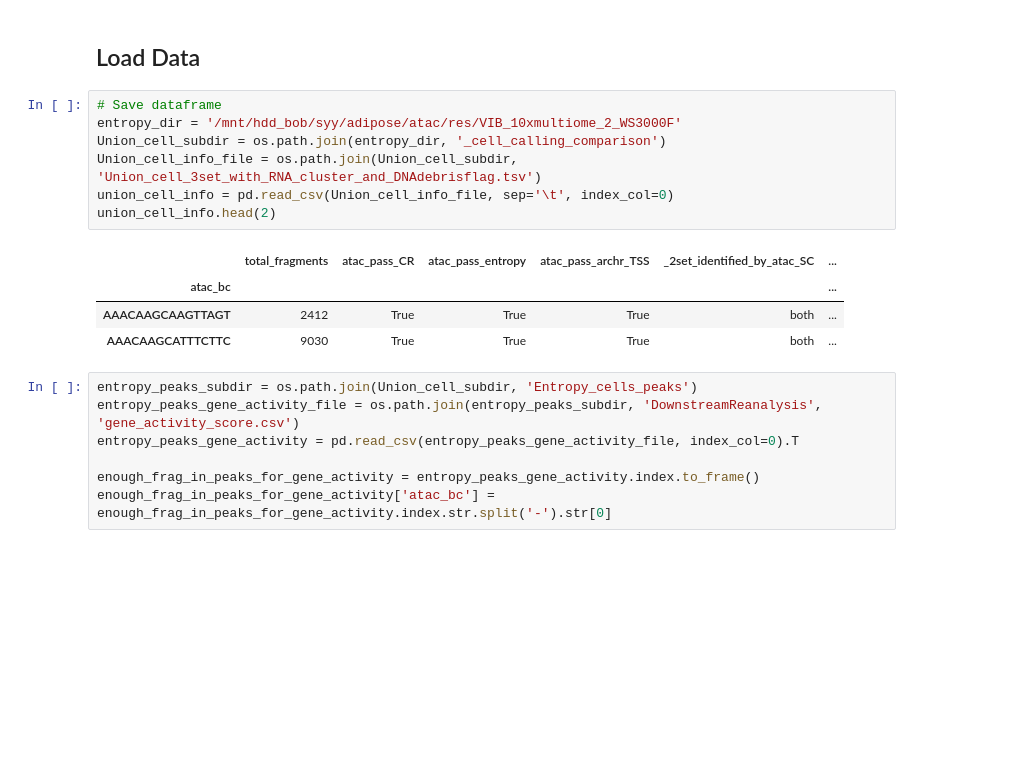
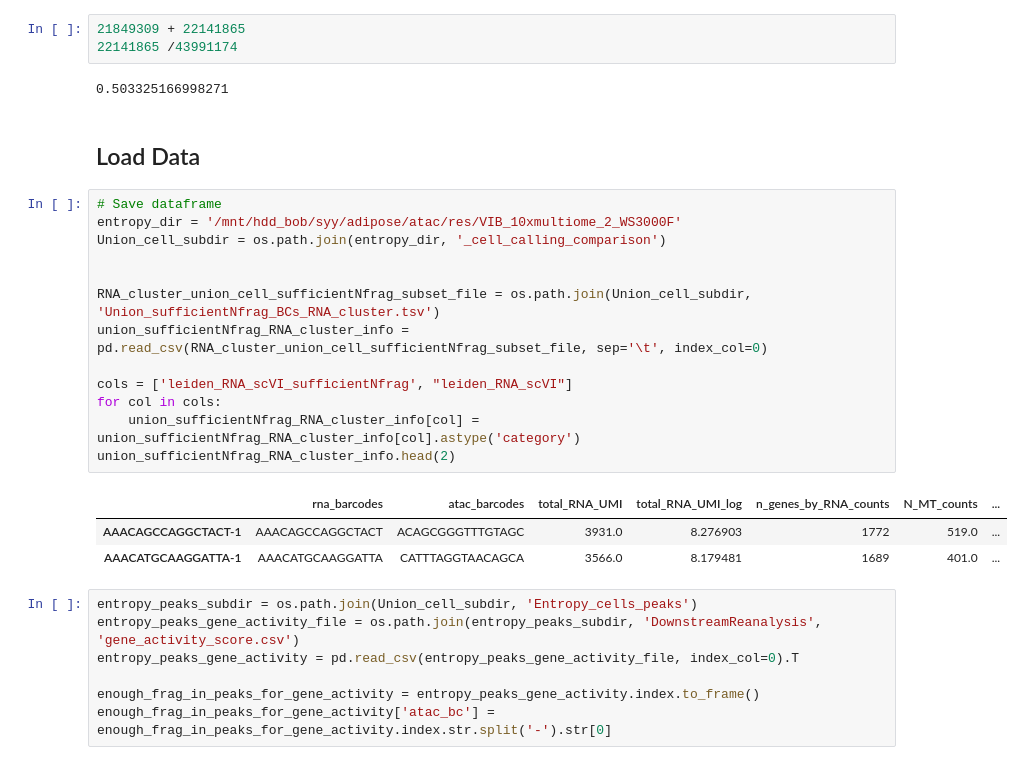
Before and after one commit to streetslab/SADE, a Jupyter notebook: EDA/3set_enoughinfo_sub_p2_DARs.ipynb, the cells around one changed output. Drawn from its saved outputs; the diff is of its cells as text; blank space fills up the shorter version.

```diff
--- a/EDA/3set_enoughinfo_sub_p2_DARs.ipynb
+++ b/EDA/3set_enoughinfo_sub_p2_DARs.ipynb
@@ -16,17 +31,27 @@ import seaborn as sns
+# %%
+21849309 + 22141865
+22141865 /43991174
+# %% [output]
+0.503325166998271
 # %% [markdown]
 ## Load Data
 # %%
 # Save dataframe
 entropy_dir = '/mnt/hdd_bob/syy/adipose/atac/res/VIB_10xmultiome_2_WS3000F'
 Union_cell_subdir = os.path.join(entropy_dir, '_cell_calling_comparison')
-Union_cell_info_file = os.path.join(Union_cell_subdir, 'Union_cell_3set_with_RNA_cluster_and_DNAdebrisflag.tsv')
-union_cell_info = pd.read_csv(Union_cell_info_file, sep='\t', index_col=0)
-union_cell_info.head(2)
+
+
+RNA_cluster_union_cell_sufficientNfrag_subset_file = os.path.join(Union_cell_subdir, 'Union_sufficientNfrag_BCs_RNA_cluster.tsv')
+union_sufficientNfrag_RNA_cluster_info = pd.read_csv(RNA_cluster_union_cell_sufficientNfrag_subset_file, sep='\t', index_col=0)
+
+cols = ['leiden_RNA_scVI_sufficientNfrag', "leiden_RNA_scVI"]
+for col in cols:
+    union_sufficientNfrag_RNA_cluster_info[col] = union_sufficientNfrag_RNA_cluster_info[col].astype('category')
+union_sufficientNfrag_RNA_cluster_info.head(2)
 # %% [output]
-|  | total_fragments | atac_pass_CR | atac_pass_entropy | atac_pass_archr_TSS | _2set_identified_by_atac_SC | ... |
-| atac_bc |  |  |  |  |  | ... |
-| AAACAAGCAAGTTAGT | 2412 | True | True | True | both | ... |
-| AAACAAGCATTTCTTC | 9030 | True | True | True | both | ... |
+|  | rna_barcodes | atac_barcodes | total_RNA_UMI | total_RNA_UMI_log | n_genes_by_RNA_counts | N_MT_counts | ... |
+| AAACAGCCAGGCTACT-1 | AAACAGCCAGGCTACT | ACAGCGGGTTTGTAGC | 3931.0 | 8.276903 | 1772 | 519.0 | ... |
+| AAACATGCAAGGATTA-1 | AAACATGCAAGGATTA | CATTTAGGTAACAGCA | 3566.0 | 8.179481 | 1689 | 401.0 | ... |
 # %%
 entropy_peaks_subdir = os.path.join(Union_cell_subdir, 'Entropy_cells_peaks')
 entropy_peaks_gene_activity_file = os.path.join(entropy_peaks_subdir, 'DownstreamReanalysis', 'gene_activity_score.csv')
```
Also changed, not shown: parts of 12 cells of this notebook, 23 other files.
